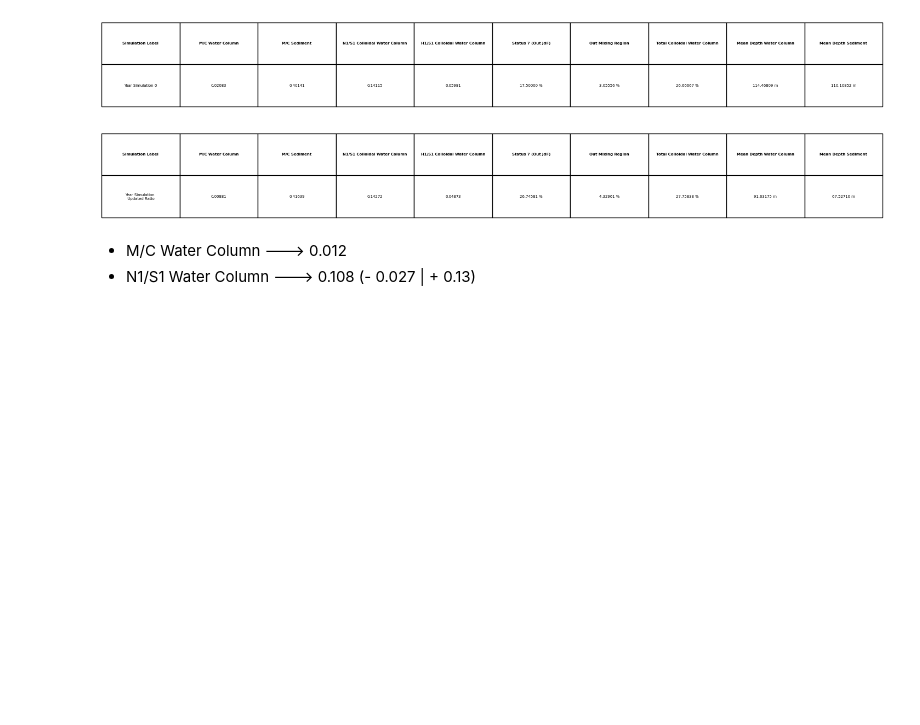
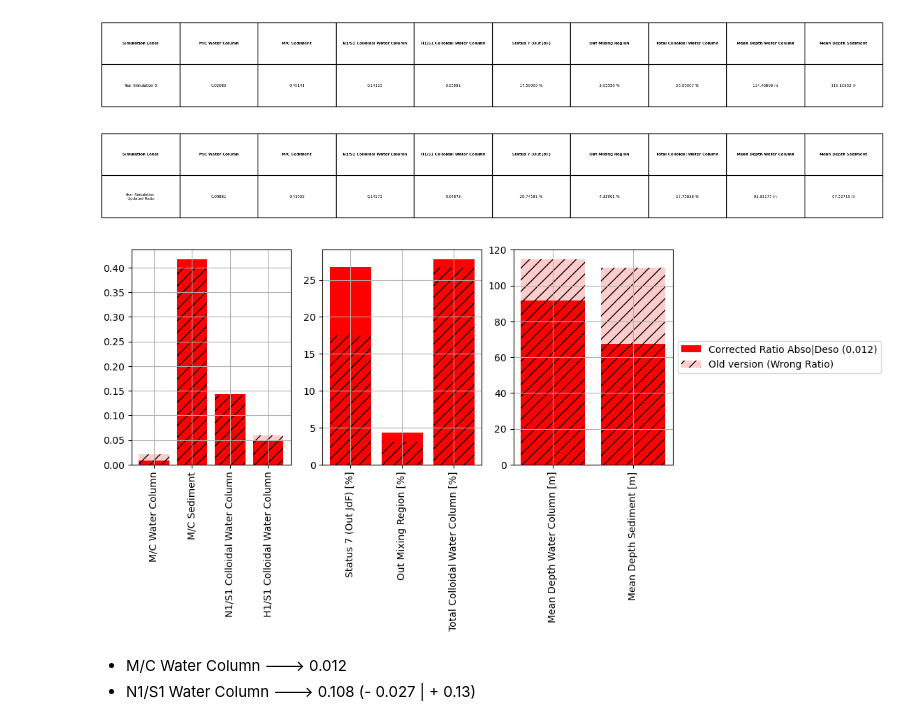
Before and after one commit to SalishSeaCast/analysis-vicente, a Jupyter notebook: Ocean_Parcels/PBDE_simulations/Metrics_Calculations.ipynb, the cells around one changed output. Drawn from its saved outputs; the diff is of its cells as text; code cells hidden in the pictures; blank space fills up the shorter version.

```diff
--- a/Ocean_Parcels/PBDE_simulations/Metrics_Calculations.ipynb
+++ b/Ocean_Parcels/PBDE_simulations/Metrics_Calculations.ipynb
@@ -18,13 +18,30 @@ filename1 = '/home/vvalenzuela/MOAD/Ocean_Parcels/results/Simulations_runs/PBDE_
 data0 = Calculations_Functions.proportions_from_filename(filename0)
 data1 = Calculations_Functions.proportions_from_filename(filename1)
 # %%
-Calculations_Functions.metrics_table(filename0, title = 'Year Simulation 0')
+tabla0 = Calculations_Functions.metrics_table(filename0, title = 'Year Simulation 0')
 # %% [output]
 [figure]
 # %%
-Calculations_Functions.metrics_table(filename1, title = 'Year Simulation \n Updated Ratio')
+tabla1 = Calculations_Functions.metrics_table(filename1, title = 'Year Simulation \n Updated Ratio')
 # %% [output]
 [figure]
+# %%
+fig, ax = plt.subplots(1,3,figsize = (10,4))
+ax[0].bar(tabla1.columns[1:5], tabla1.loc[0].values[1:5],color = 'r', label = 'Corrected Ratio Abso|Deso (0.012)')
+ax[0].bar(tabla0.columns[1:5], tabla0.loc[0].values[1:5],color = 'r', hatch = '//', alpha = .2, label = 'Old version (Wrong Ratio)')
+#
+ax[1].bar(tabla1.columns[5:8], tabla1.loc[0].values[5:8],color = 'r', label = 'Corrected Ratio Abso|Deso (0.012)')
+ax[1].bar(tabla0.columns[5:8], tabla0.loc[0].values[5:8],color = 'r', hatch = '//', alpha = .2, label = 'Old version (Wrong Ratio)')
+#
+ax[2].bar(tabla1.columns[8:], tabla1.loc[0].values[8:],color = 'r', label = 'Corrected Ratio Abso|Deso (0.012)')
+ax[2].bar(tabla0.columns[8:], tabla0.loc[0].values[8:],color = 'r', hatch = '//', alpha = .2, label = 'Old version (Wrong Ratio)')
+#
+ax[2].legend(loc='center left',bbox_to_anchor=(1.0, 0.5))
+for ax_i in ax:
+    ax_i.tick_params(axis='x', rotation=90)
+    ax_i.grid()
+# %% [output]
+[figure, added]
 # %% [markdown]
 - M/C Water Column ---> 0.012
 - N1/S1 Water Column ---> 0.108 (- 0.027 | + 0.13)
```
Also changed, not shown: 3 other files.
